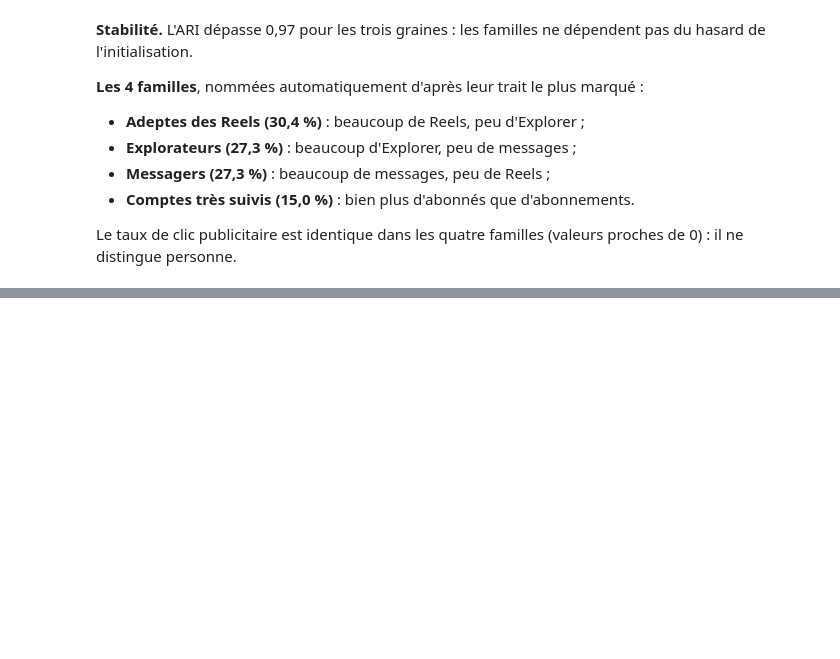
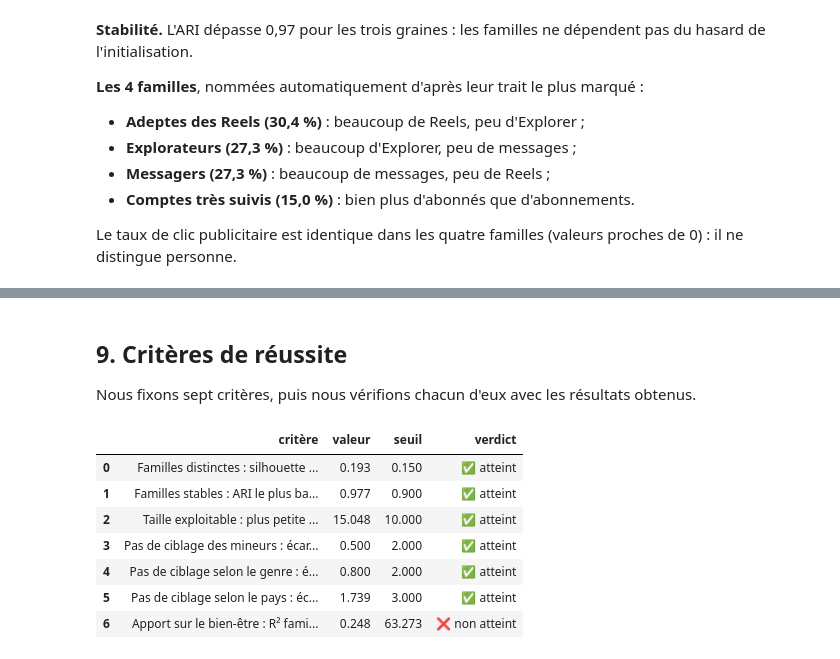
Before and after one commit to Sarah-1099/insta_innov, a Jupyter notebook: segmentation_emmanuelle.ipynb, the cells around one changed output, grey strips where cells are left out. Cells and saved outputs as stored; diff of their text form; code cells hidden in the pictures; blank space fills up the shorter version.

```diff
--- a/segmentation_emmanuelle.ipynb
+++ b/segmentation_emmanuelle.ipynb
@@ -388,0 +409,4 @@ Le taux de clic publicitaire est identique dans les quatre familles (valeurs pro
+# %%
+pays = pd.crosstab(df["country"], df["nom_famille"], normalize="index") * 100
+print("Écart maximal entre pays, en points, pour chaque famille :")
+(pays.max() - pays.min()).round(1)
@@ -388,0 +462,32 @@ Le taux de clic publicitaire est identique dans les quatre familles (valeurs pro
+# %% [markdown]
+## 9. Critères de réussite
+
+Nous fixons sept critères, puis nous vérifions chacun d'eux avec les résultats obtenus.
+# %%
+ecart_pays = (pays.max() - pays.min()).max()
+
+criteres = pd.DataFrame([
+    ["Familles distinctes : silhouette ≥ 0,15", silhouette_score(X[echantillon], modele.labels_[echantillon]), 0.15, "min"],
+    ["Familles stables : ARI le plus bas ≥ 0,90 (cellule 26)", 0.977, 0.90, "min"],
+    ["Taille exploitable : plus petite famille ≥ 10 %", df["famille"].value_counts(normalize=True).min() * 100, 10, "min"],
+    ["Pas de ciblage des mineurs : écart ≤ 2 points", description["mineurs_%"].max() - description["mineurs_%"].min(), 2, "max"],
+    ["Pas de ciblage selon le genre : écart ≤ 2 points", description["femmes_%"].max() - description["femmes_%"].min(), 2, "max"],
+    ["Pas de ciblage selon le pays : écart ≤ 3 points", ecart_pays, 3, "max"],
+    ["Apport sur le bien-être : R² familles ≥ R² temps passé", r2_familles * 100, r2_temps * 100, "min"],
+], columns=["critère", "valeur", "seuil", "sens"])
+
+criteres["verdict"] = np.where(
+    ((criteres["sens"] == "min") & (criteres["valeur"] >= criteres["seuil"])) |
+    ((criteres["sens"] == "max") & (criteres["valeur"] <= criteres["seuil"])),
+    "✅ atteint", "❌ non atteint")
+
+criteres.drop(columns="sens").round(3)
+# %% [output]
+|  | critère | valeur | seuil | verdict |
+| 0 | Familles distinctes : silhouette ... | 0.193 | 0.150 | ✅ atteint |
+| 1 | Familles stables : ARI le plus ba... | 0.977 | 0.900 | ✅ atteint |
+| 2 | Taille exploitable : plus petite ... | 15.048 | 10.000 | ✅ atteint |
+| 3 | Pas de ciblage des mineurs : écar... | 0.500 | 2.000 | ✅ atteint |
+| 4 | Pas de ciblage selon le genre : é... | 0.800 | 2.000 | ✅ atteint |
+| 5 | Pas de ciblage selon le pays : éc... | 1.739 | 3.000 | ✅ atteint |
+| 6 | Apport sur le bien-être : R² fami... | 0.248 | 63.273 | ❌ non atteint |
```
Also changed, not shown: parts of 12 cells of this notebook.
